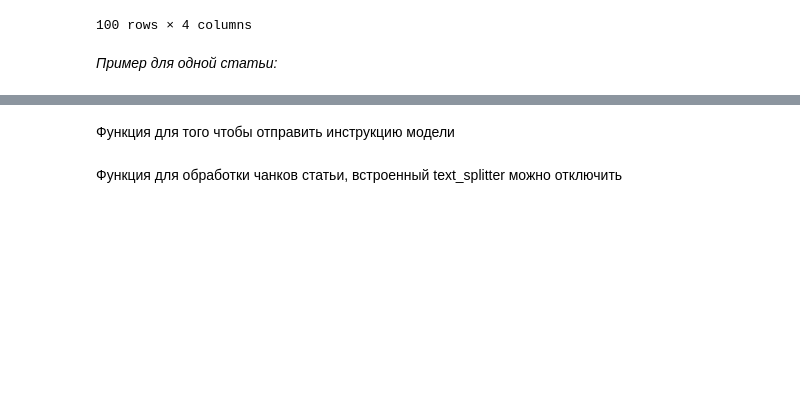
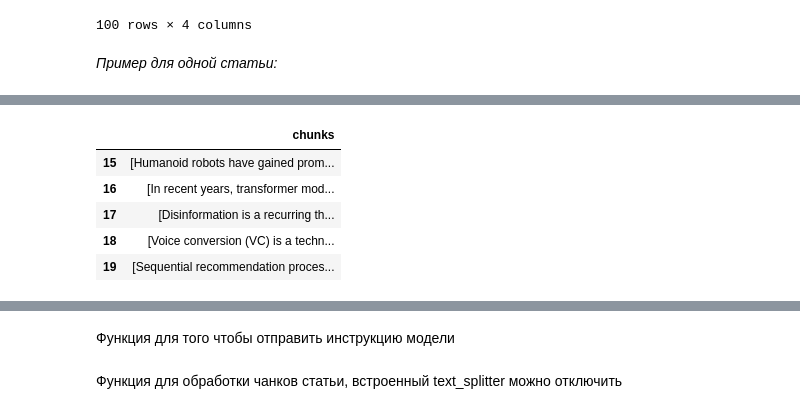
Before and after one commit to fluloeo/Summarization-scientific-articles, a Jupyter notebook: sum-art.ipynb, the cells around one changed output, grey strips where cells are left out. Cells and saved outputs as stored; diff of their text form; code cells hidden in the pictures; blank space fills up the shorter version.

Commit message:
Kaggle Notebook | sum art | with chunked merge

```diff
--- a/sum-art.ipynb
+++ b/sum-art.ipynb
@@ -32,11 +116,3 @@ df
 100 rows × 4 columns
 # %% [markdown]
 *Пример для одной статьи:*
-# %%
-data_dict = ast.literal_eval(df['dict_test'].iloc[0])
-print(*data_dict.keys(),sep='\n')
-print(f'Количество чанков: {len(data_dict.keys())}',end='\n\n')
-
-for key, value in data_dict.items():
-    print(key,end='\n\n')
-    print(value,end='\n\n')
@@ -60,0 +164,27 @@ Springer-Verlag 2005 45 2005 SIAM, Philadelphia 2008 Springer-Verlag Berlin, Hei
+# %%
+def merge_chunks_in_dataset(df=df, min_tokens=100, n=100, n_threshold = 10):
+    data = pd.DataFrame(columns=['chunks'])
+    max_len_chunks = []
+    max_size_chunks = []
+    min_size_chunks = []
+    for i in range(n):
+        data_dict = ast.literal_eval(df['dict_test'].iloc[i])
+        tokens_chunks_list_0 = list(map(lambda x: get_token_length(x), list(data_dict.values())))
+        if len(tokens_chunks_list_0)>n_threshold or min(tokens_chunks_list_0)<min_tokens:
+            final_chunks = merge_small_chunks_by_tokens(list(data_dict.values()), min_tokens=min_tokens)
+            # print(f"\nКонечное количество чанков: {len(final_chunks)}\n")
+            tokens_chunks_list = list(map(lambda x: get_token_length(x), final_chunks))
+            # print('Максимальный размер чанка',max(tokens_chunks_list),'\n')
+            max_len_chunks.append(len(final_chunks))
+            max_size_chunks.append(max(tokens_chunks_list))
+            min_size_chunks.append(min(tokens_chunks_list))
+            data.loc[len(data)] = [final_chunks]
+        else:
+            print("Ничего не меняем, кол-во чанков, мин токенов", len(tokens_chunks_list_0),min(tokens_chunks_list_0))
+            data.loc[len(data)] = [data_dict]
+    print('Максимальное Кол-во чанков из всех статей\n',(max(max_len_chunks)))
+    print('Минимальное Кол-во чанков из всех статей\n',(min(max_len_chunks)))
+    print('Максимальный размер чанка из всех статей\n',max(max_size_chunks))
+    print('Минимальный размер чанка из всех статей\n',min(min_size_chunks))
+    return data
+data = merge_chunks_in_dataset(df=df, min_tokens=700, n=20,n_threshold = 10)
@@ -61,3 +200,12 @@ Springer-Verlag 2005 45 2005 SIAM, Philadelphia 2008 Springer-Verlag Berlin, Hei
+# %%
+data.tail()
+# %% [output]
+|  | chunks |
+| 15 | [Humanoid robots have gained prom... |
+| 16 | [In recent years, transformer mod... |
+| 17 | [Disinformation is a recurring th... |
+| 18 | [Voice conversion (VC) is a techn... |
+| 19 | [Sequential recommendation proces... |
 # %%
 !pip install -U bitsandbytes accelerate transformers -q
 from transformers import AutoTokenizer, AutoModelForCausalLM, BitsAndBytesConfig
```
Also changed, not shown: parts of 16 cells of this notebook.
